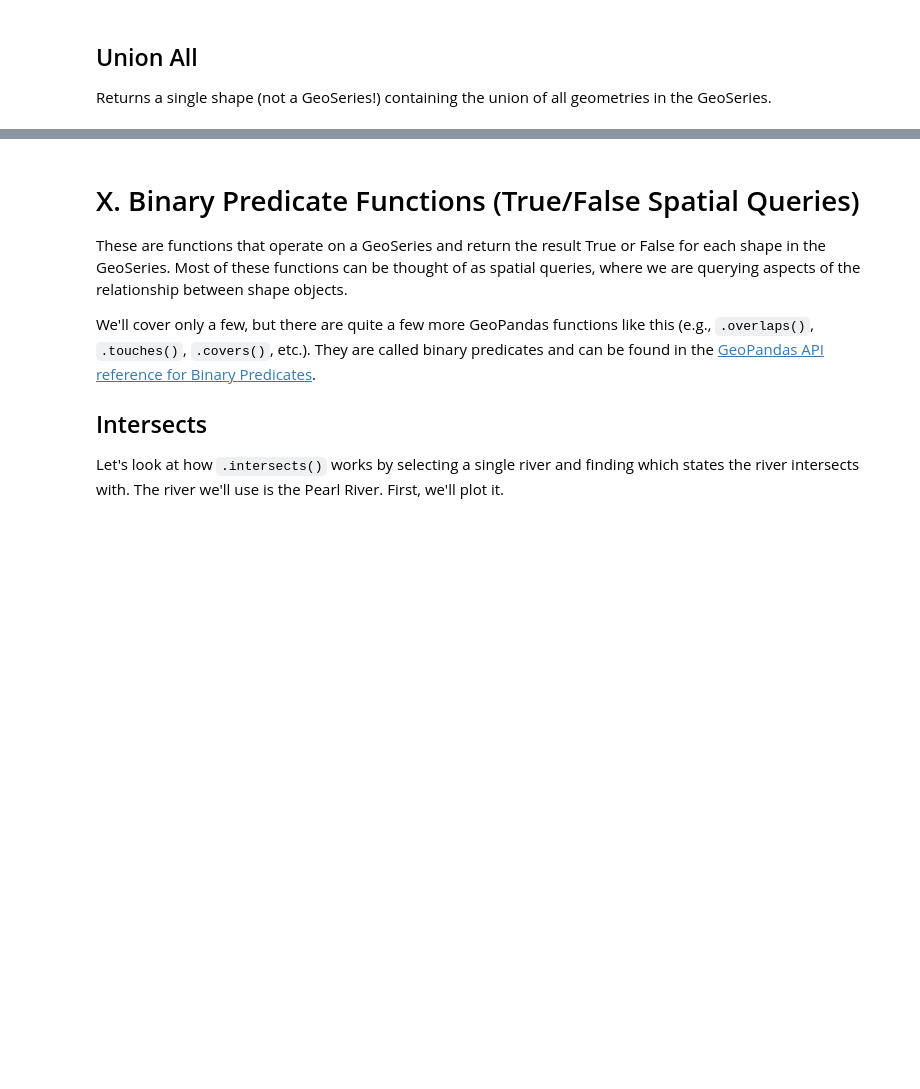
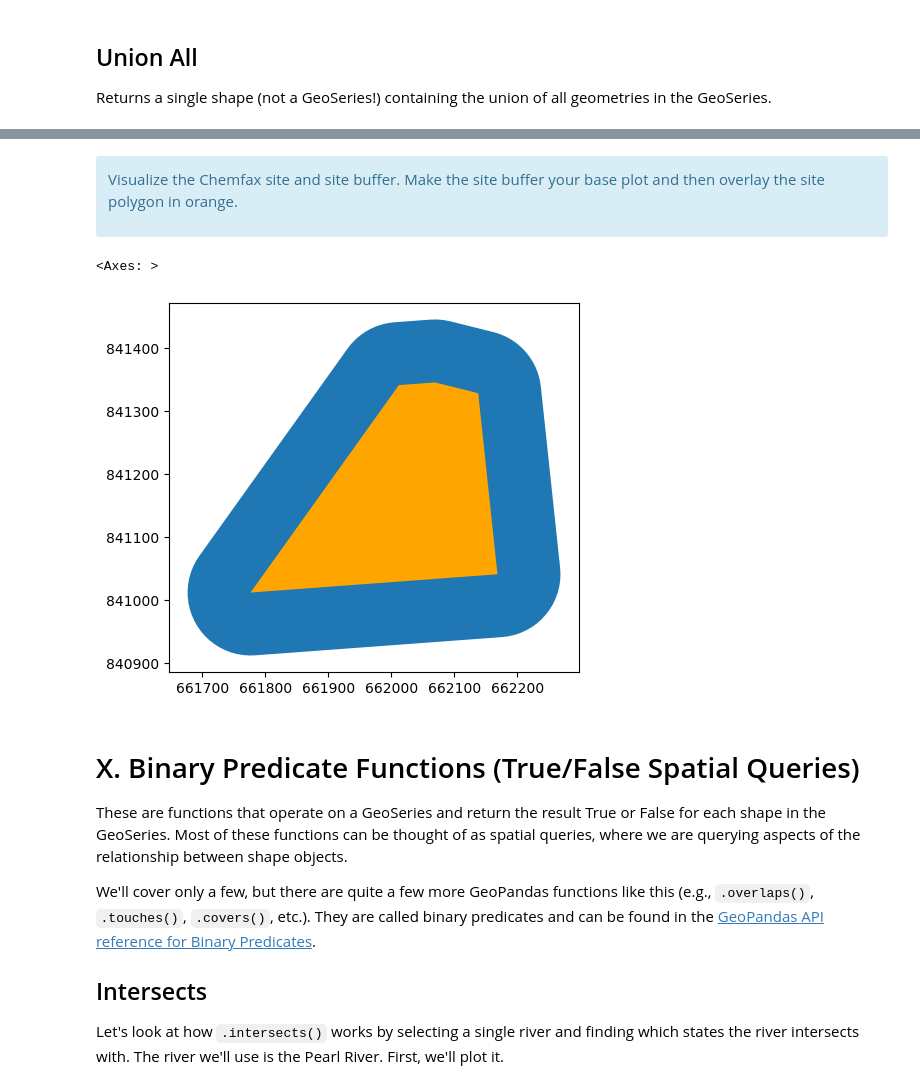
Before and after one commit to kerriegeil/DEV_canvas_beginner_py, a Jupyter notebook: IntroToGeopandas.ipynb, the cells around one changed output, grey strips where cells are left out. Cells and saved outputs as stored; diff of their text form; code cells hidden in the pictures; blank space fills up the shorter version.

````diff
--- a/IntroToGeopandas.ipynb
+++ b/IntroToGeopandas.ipynb
@@ -297,5 +537,6 @@ array([['MS_EPA_NPL_Site_Boundaries', 'MultiPolygon'],
 
 If there were more than one layer present in a geodatabase, we could load data from a specific layer into a GeoDataFrame by adding the layer parameter in ```gpd.read_file()```.
 # %%
-gdf_sites=gpd.read_file('data/EPA_superfund_boundaries/MS_EPA_NPL_Site_Boundaries.gdb', layer='MS_EPA_NPL_Site_Boundaries')
+gdf_sites=gpd.read_file('data/EPA_superfund_boundaries/MS_EPA_NPL_Site_Boundaries.gdb', layer='MS_EPA_NPL_Site_Boundaries',
+                       columns = ['SITE_NAME','URL_ALIAS_TXT','NPL_STATUS_CODE','COUNTY','STATE_CODE'])
 gdf_sites
@@ -426,0 +772,3 @@ Create a 10km buffer around each superfund site and save the results to the gdf_
+# %%
+gdf_sites['BUFF_100M']=gdf_sites.buffer(100)
+gdf_sites.head()
@@ -427,3 +782,15 @@ Create a 10km buffer around each superfund site and save the results to the gdf_
+# %% [markdown]
+<div class="alert alert-info">
+
+Visualize the Chemfax site and site buffer. Make the site buffer your base plot and then overlay the site polygon in orange.
+</div>
+# %%
+# plot
+base = gdf_sites.loc[[3]]['BUFF_100M'].plot()
+gdf_sites.loc[[3]].plot(ax=base,color='orange')
+# %% [output]
+<Axes: >
+[figure, added]
 # %% [markdown]
 # X. Binary Predicate Functions (True/False Spatial Queries)
 
````
Also changed, not shown: parts of 94 cells of this notebook.
